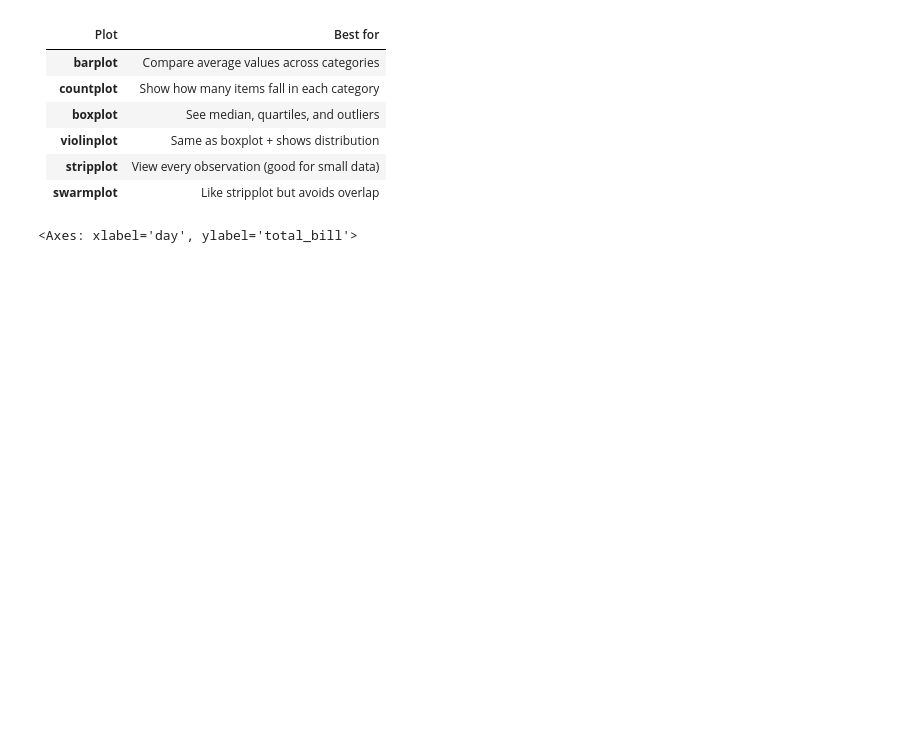
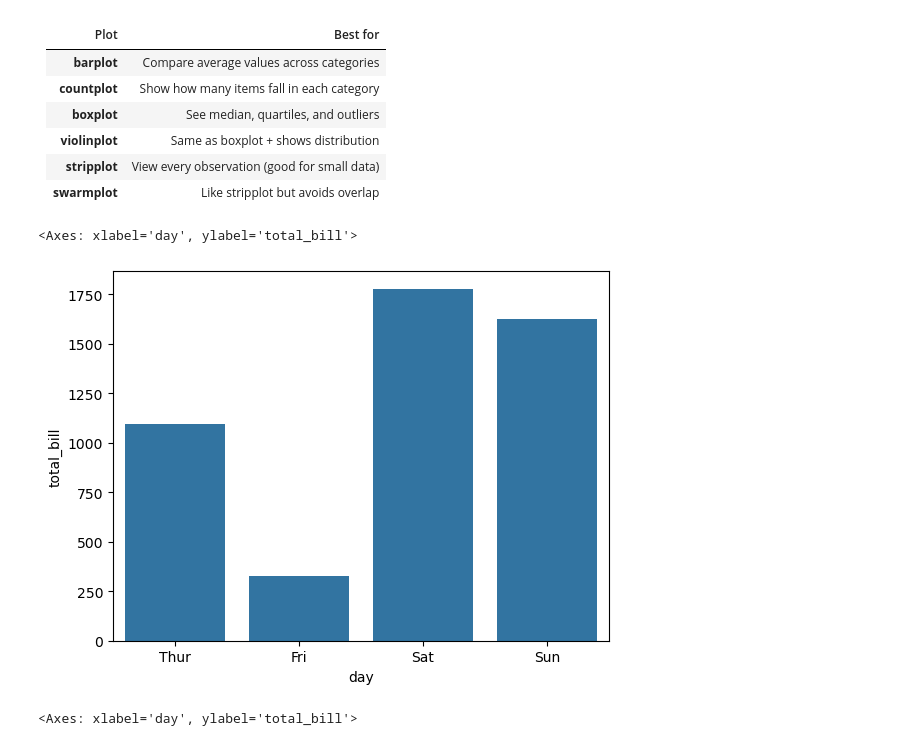
Before and after one commit to 100rabhdwivedi/seaborn, a Jupyter notebook: Seaborn_class2.ipynb, the cells around one changed output. Saved outputs shown, nothing was run; the diff lists cells and outputs as text; code cells hidden in the pictures; blank space fills up the shorter version.

```diff
--- a/Seaborn_class2.ipynb
+++ b/Seaborn_class2.ipynb
@@ -74,6 +74,12 @@ sns.swarmplot(x=tips['day'],y=tips['total_bill'])
 | **violinplot** | Same as boxplot + shows distribution |
 | **stripplot** | View every observation (good for small data) |
 | **swarmplot** | Like stripplot but avoids overlap |
+# %%
+data =  tips.groupby('day', as_index=False)['total_bill'].sum()
+sns.barplot(x = 'day', y = 'total_bill', data = data)
+# %% [output]
+<Axes: xlabel='day', ylabel='total_bill'>
+[figure, added]
 # %%
 sns.swarmplot(x=tips['day'],y=tips['total_bill'])
 sns.violinplot(x=tips['day'],y=tips['total_bill'])
```
Also changed, not shown: 1 other file.
